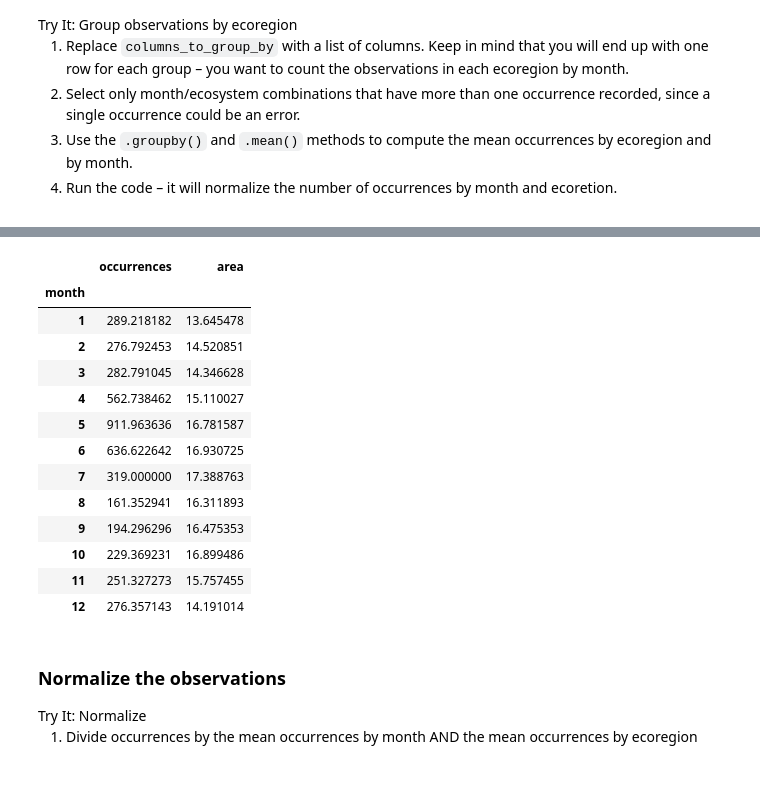
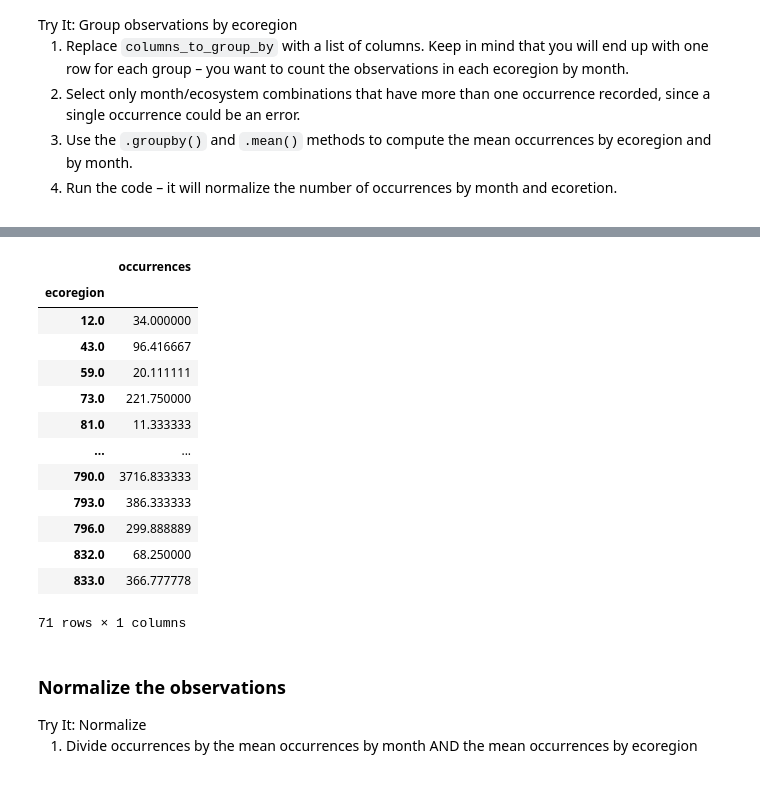
Before and after one commit to cu-esiil-edu/03-migration-Adam-Lehman, a Jupyter notebook: notebooks/migration-32-normalize.ipynb, the cells around one changed output, grey strips where cells are left out. Cells and saved outputs as stored; diff of their text form; code cells hidden in the pictures.

```diff
--- a/notebooks/migration-32-normalize.ipynb
+++ b/notebooks/migration-32-normalize.ipynb
@@ -94,46 +123,49 @@ and ecoretion.</li>
 # %%
+# Summarize by month and ecoregion
 occurrence_df = (
     gbif_ecoregion_gdf
     # For each ecoregion, for each month...
     .groupby(['month', 'ecoregion'])
     # ...count the number of occurrences
     .agg(
         occurrences=('SHAPE_AREA', 'count'),
         area=('SHAPE_AREA', 'first'))
 )
 
 # Get rid of rare observations (possible misidentification?)
-occurrence_df = occurrence_df[occurrence_df.occurrences > 1]
+occurrence_df = occurrence_df[occurrence_df.occurrences > 5]
 
 # Take the mean by ecoregion
 mean_occurrences_by_ecoregion = (
     occurrence_df
+    [['occurrences']]
     .groupby('ecoregion')
     .mean()
 )
 # Take the mean by month
 mean_occurrences_by_month = (
     occurrence_df
+    [['occurrences']]
     .groupby('month')
     .mean()
 )
 
-mean_occurrences_by_month
+mean_occurrences_by_ecoregion
 # %% [output]
-|  | occurrences | area |
-| month |  |  |
-| 1 | 289.218182 | 13.645478 |
-| 2 | 276.792453 | 14.520851 |
-| 3 | 282.791045 | 14.346628 |
-| 4 | 562.738462 | 15.110027 |
-| 5 | 911.963636 | 16.781587 |
-| 6 | 636.622642 | 16.930725 |
-| 7 | 319.000000 | 17.388763 |
-| 8 | 161.352941 | 16.311893 |
-| 9 | 194.296296 | 16.475353 |
-| 10 | 229.369231 | 16.899486 |
-| 11 | 251.327273 | 15.757455 |
-| 12 | 276.357143 | 14.191014 |
+|  | occurrences |
+| ecoregion |  |
+| 12.0 | 34.000000 |
+| 43.0 | 96.416667 |
+| 59.0 | 20.111111 |
+| 73.0 | 221.750000 |
+| 81.0 | 11.333333 |
+| ... | ... |
+| 790.0 | 3716.833333 |
+| 793.0 | 386.333333 |
+| 796.0 | 299.888889 |
+| 832.0 | 68.250000 |
+| 833.0 | 366.777778 |
+71 rows × 1 columns
 # %% [markdown]
 ### Normalize the observations
 
```
Also changed, not shown: parts of 5 cells of this notebook.
